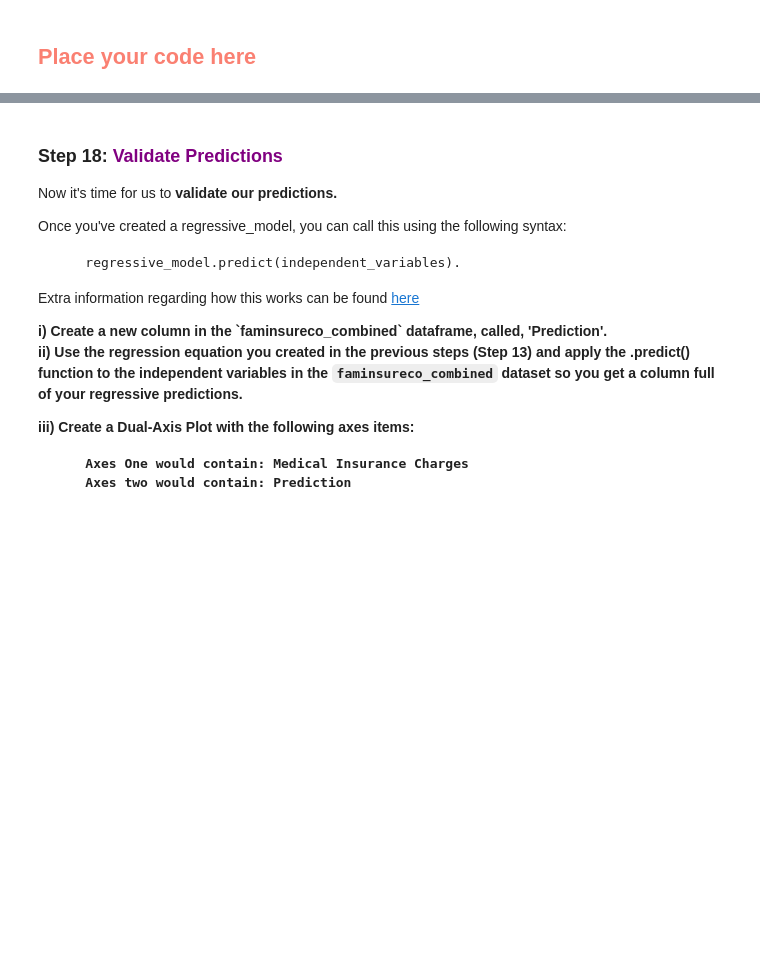
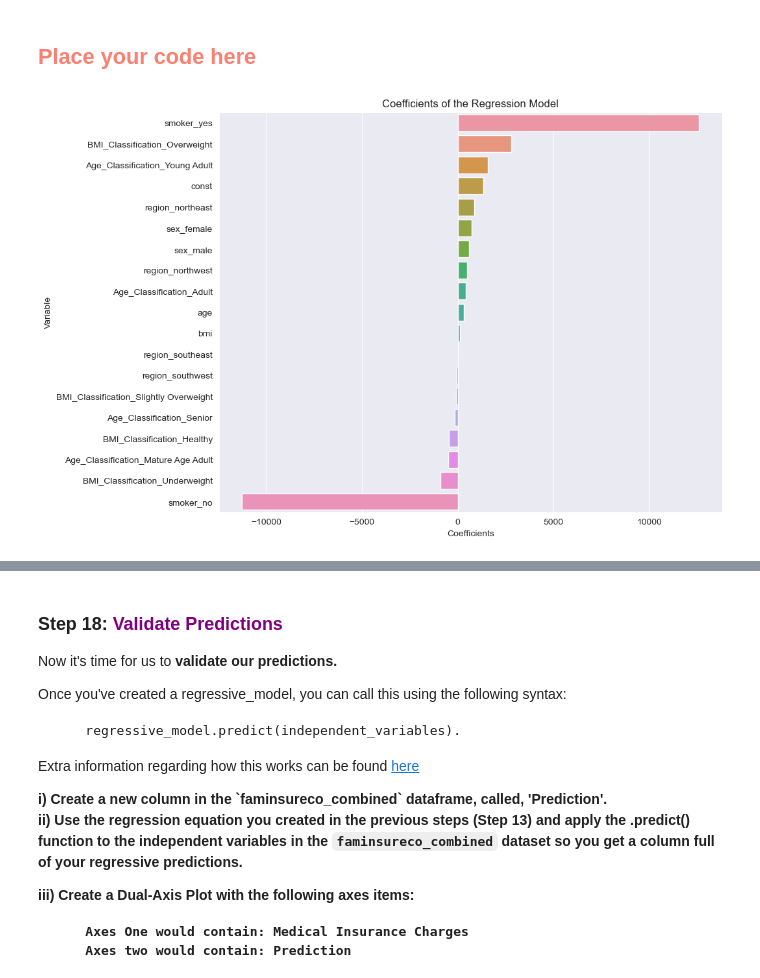
Before and after one commit to christinedbaxter/sb_CaseStudy_FamInsureCo, a Jupyter notebook: FamInsureCo_OLS_Case_Study.ipynb, the cells around one changed output, grey strips where cells are left out. Drawn from its saved outputs; the diff is of its cells as text; code cells hidden in the pictures; blank space fills up the shorter version.

Commit message:
creating/assessing regression model, correlation coefficients, validating best fit

```diff
--- a/FamInsureCo_OLS_Case_Study.ipynb
+++ b/FamInsureCo_OLS_Case_Study.ipynb
@@ -959,3 +1020,19 @@ In order to fit a linear regression model with statsmodels.api there are a few s
     4. Print the regression_model.summary() to view the Regression Statistics
 # %% [markdown]
 <h2><b style="color:salmon"> Place your code here </b> </h2>
+# %%
+# Create a datafraome with dependent variable
+dependent_variable =  faminsure_combined['medical_insurance_charges']
+
+# Create a dataframe with independent variables
+independent_variables = pd.get_dummies(faminsure_combined.drop('medical_insurance_charges', axis=1), drop_first=True).astype(float)
+
+# Add constant to the data
+independent_variables = sm.add_constant(independent_variables)
+
+# Store the independent variables and fit the model
+regression_model = sm.OLS(dependent_variable, independent_variables).fit()
+
+# Show the summary statistics of the regression model
+regression_model_summary = regression_model.summary()
+regression_model_summary
@@ -1002,3 +1185,16 @@ You can use params via the following syntax:
 We've included an example below that showcases what your chart should look like upon completion of this exercise.
 # %% [markdown]
 <h2><b style="color:salmon"> Place your code here </b> </h2>
+# %%
+# Extract the p-values from the summary statistics
+coefficients = regression_model.params.sort_values(ascending=False)
+
+# Create a barplot to visualize the coefficients
+plt.figure(figsize=(10, 8))
+sns.barplot(x=coefficients.values, y=coefficients.index, orient='h')
+plt.title("Coefficients of the Regression Model")
+plt.xlabel("Coefficients")
+plt.ylabel("Variable")
+plt.show()
+# %% [output]
+[figure, added]
```
Also changed, not shown: parts of 28 cells of this notebook.
